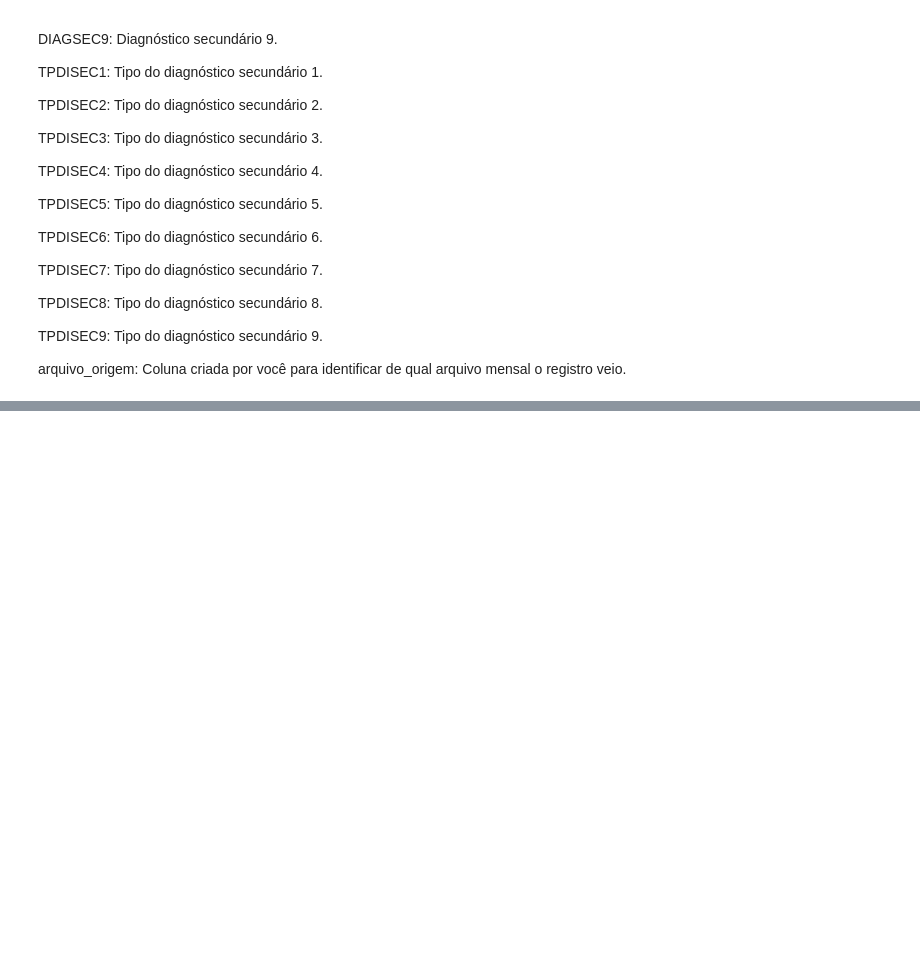
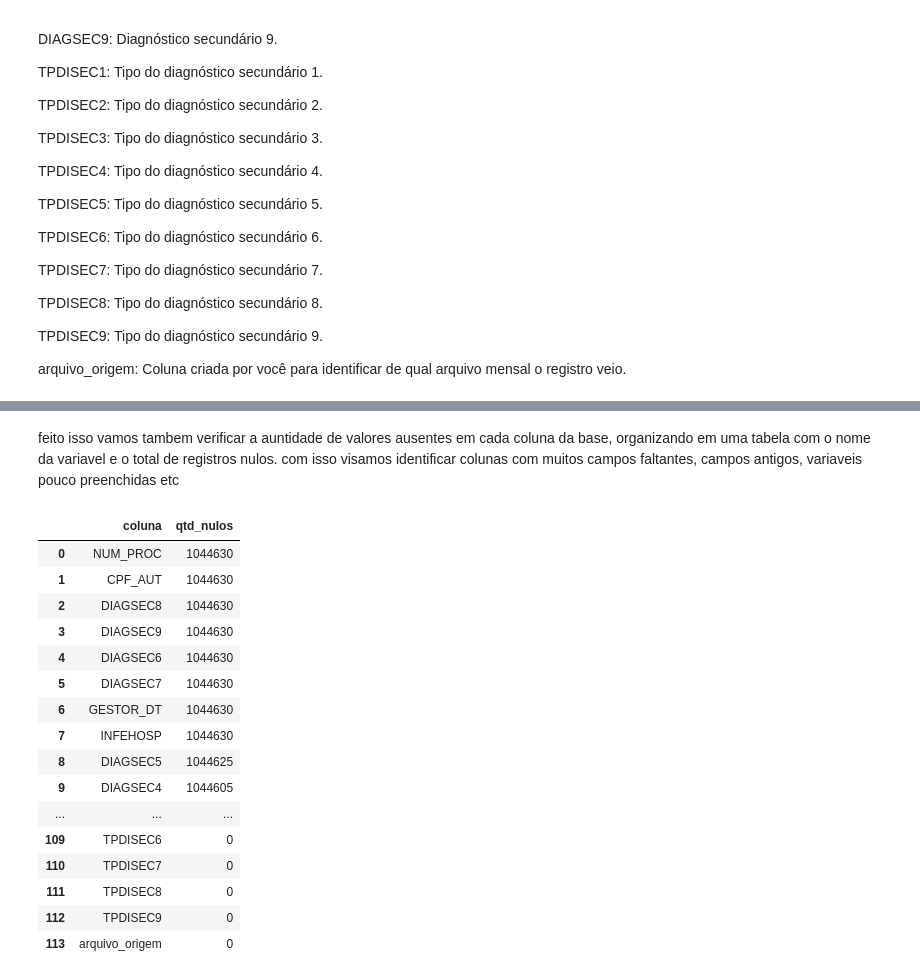
Before and after one commit to DjonathanMetelo/sih-sus-internacoes-prolongadas, a Jupyter notebook: Caderno.ipynb, the cells around one changed output, grey strips where cells are left out. Drawn from its saved outputs; the diff is of its cells as text; code cells hidden in the pictures; blank space fills up the shorter version.

```diff
--- a/Caderno.ipynb
+++ b/Caderno.ipynb
@@ -2,0 +14,5 @@ import pandas as pd
+# %%
+pd.set_option("display.max_columns", None)
+pd.set_option("display.max_rows", 200)
+pd.set_option("display.width", None)
+pd.set_option("display.max_colwidth", 100)
@@ -395,0 +519,27 @@ array([ 0, 75, 81, 76, 78, 85,  1, 51, 52, 99])
+# %% [markdown]
+feito isso vamos tambem verificar a auntidade de valores ausentes em cada coluna da base, organizando em uma tabela com o nome da variavel e o total de registros nulos. com isso visamos identificar colunas com muitos campos faltantes, campos antigos, variaveis pouco preenchidas etc
+# %%
+nulos = df.isna().sum().sort_values(ascending=False)
+
+nulos_df = nulos.reset_index()
+nulos_df.columns = ["coluna", "qtd_nulos"]
+
+nulos_df
+# %% [output]
+|  | coluna | qtd_nulos |
+| 0 | NUM_PROC | 1044630 |
+| 1 | CPF_AUT | 1044630 |
+| 2 | DIAGSEC8 | 1044630 |
+| 3 | DIAGSEC9 | 1044630 |
+| 4 | DIAGSEC6 | 1044630 |
+| 5 | DIAGSEC7 | 1044630 |
+| 6 | GESTOR_DT | 1044630 |
+| 7 | INFEHOSP | 1044630 |
+| 8 | DIAGSEC5 | 1044625 |
+| 9 | DIAGSEC4 | 1044605 |
+| ... | ... | ... |
+| 109 | TPDISEC6 | 0 |
+| 110 | TPDISEC7 | 0 |
+| 111 | TPDISEC8 | 0 |
+| 112 | TPDISEC9 | 0 |
+| 113 | arquivo_origem | 0 |
```
Also changed, not shown: parts of 28 cells of this notebook.
